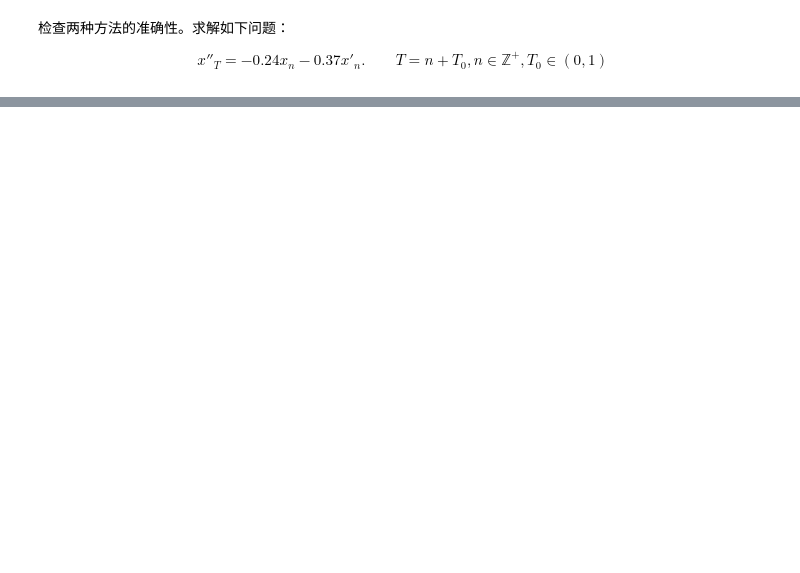
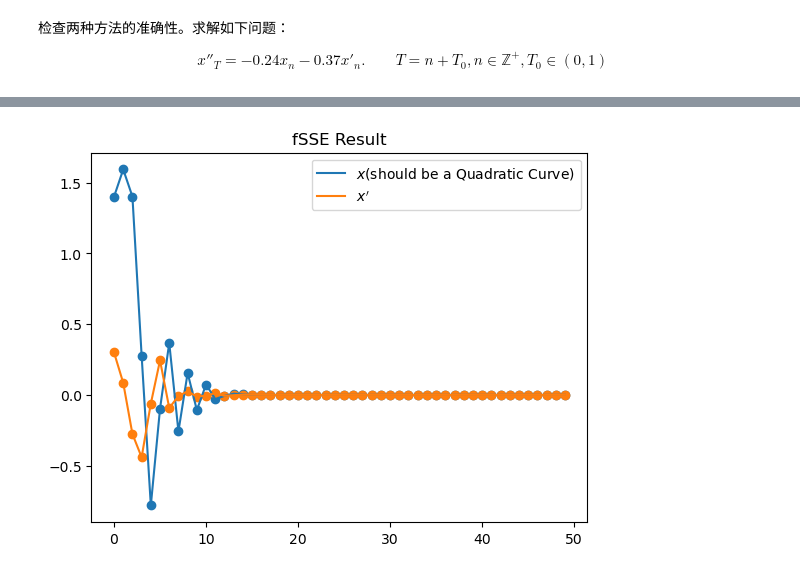
Before and after one commit to CTCingithub/CLF_DigitalControlHybridSystem, a Jupyter notebook: OneDelay.ipynb, the cells around one changed output, grey strips where cells are left out. Cells and saved outputs as stored; diff of their text form; code cells hidden in the pictures; blank space fills up the shorter version.

```diff
--- a/OneDelay.ipynb
+++ b/OneDelay.ipynb
@@ -1131,3 +1172,12 @@ for i in range(1, TotalTime):
+# %%
+plt.plot(np.arange(0, TotalTime), theta_fSSE)
+plt.scatter(np.arange(0, TotalTime), theta_fSSE[:, 0])
+plt.scatter(np.arange(0, TotalTime), theta_fSSE[:, 1])
+plt.legend(("$x$(should be a Quadratic Curve)", "$x'$"))
+plt.title("fSSE Result")
+plt.show()
+# %% [output]
+[figure, added]
 # %%
 plt.plot(np.linspace(0, TotalTime, 100 * TotalTime + 1), theta_total)
 
```
Also changed, not shown: parts of 16 cells of this notebook.
